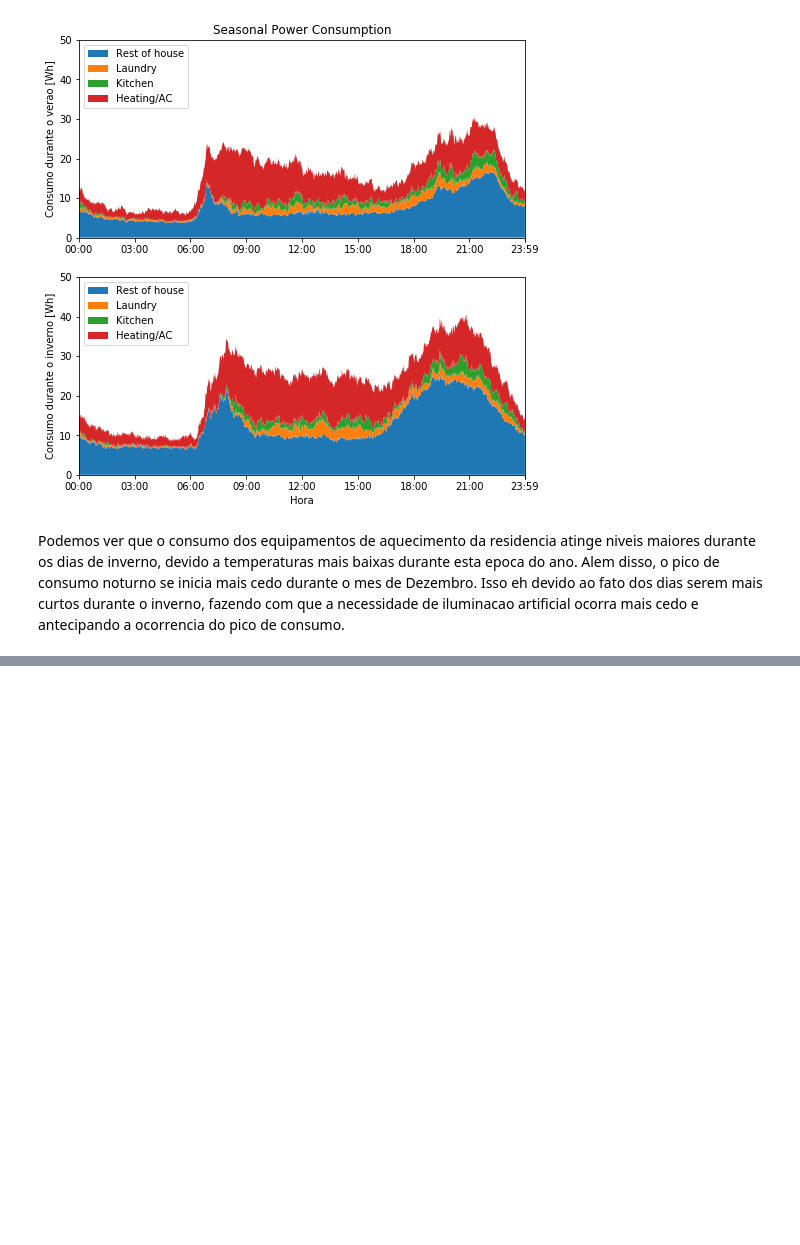
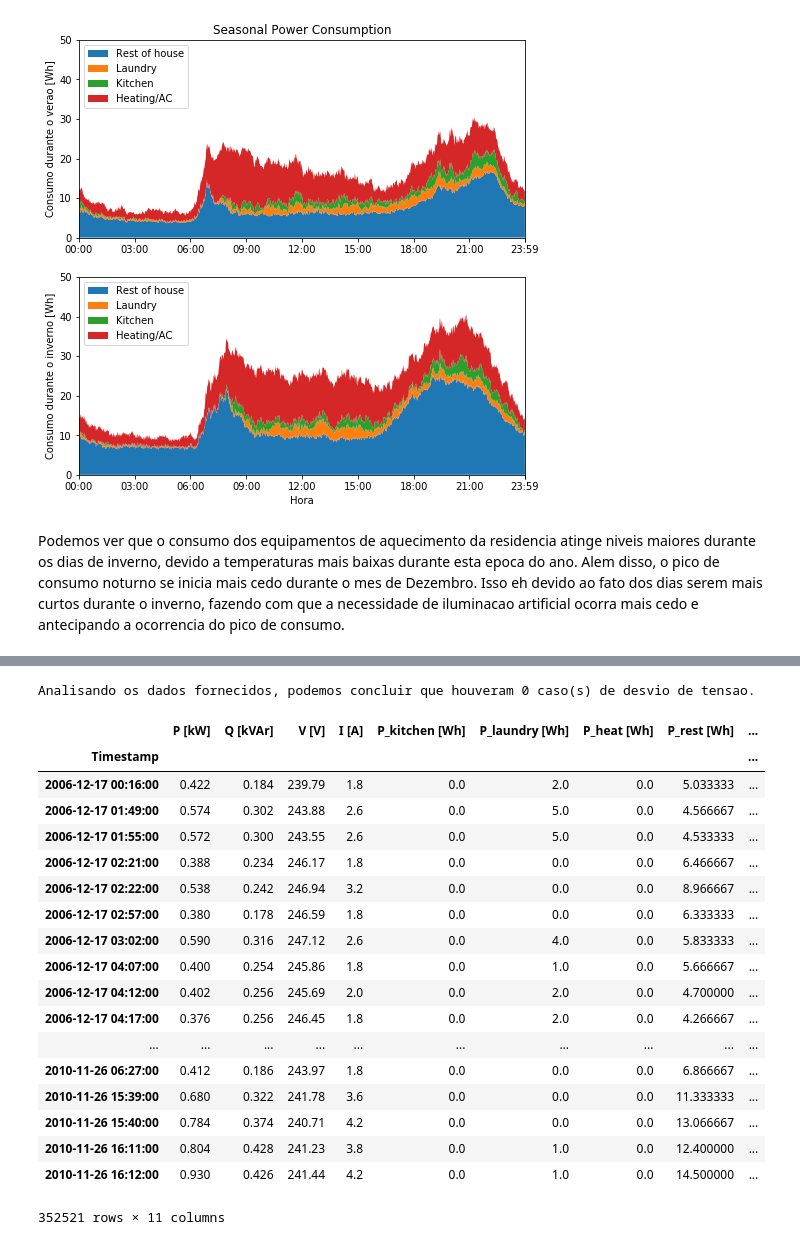
Before and after one commit to gnegrelli/test_ambar, a Jupyter notebook: test_Ambar.ipynb, the cells around one changed output, grey strips where cells are left out. Cells and saved outputs as stored; diff of their text form; code cells hidden in the pictures; blank space fills up the shorter version.

```diff
--- a/test_Ambar.ipynb
+++ b/test_Ambar.ipynb
@@ -271,0 +276,30 @@ Outro aspecto que pode ser analisado a partir do conjunto de dados fornecido
+# %%
+V_nom = 240
+
+V_occ = len(df[(df['V [V]'] <= 0.9*V_nom) | (df['V [V]'] >= 1.1*V_nom)])
+
+print("Analisando os dados fornecidos, podemos concluir que houveram {} caso(s) de desvio de tensao.".format(V_occ))
+# %% [output]
+Analisando os dados fornecidos, podemos concluir que houveram 0 caso(s) de desvio de tensao.
+# %%
+df[df['fp'] < 0.92]
+# %% [output]
+|  | P [kW] | Q [kVAr] | V [V] | I [A] | P_kitchen [Wh] | P_laundry [Wh] | P_heat [Wh] | P_rest [Wh] | ... |
+| Timestamp |  |  |  |  |  |  |  |  | ... |
+| 2006-12-17 00:16:00 | 0.422 | 0.184 | 239.79 | 1.8 | 0.0 | 2.0 | 0.0 | 5.033333 | ... |
+| 2006-12-17 01:49:00 | 0.574 | 0.302 | 243.88 | 2.6 | 0.0 | 5.0 | 0.0 | 4.566667 | ... |
+| 2006-12-17 01:55:00 | 0.572 | 0.300 | 243.55 | 2.6 | 0.0 | 5.0 | 0.0 | 4.533333 | ... |
+| 2006-12-17 02:21:00 | 0.388 | 0.234 | 246.17 | 1.8 | 0.0 | 0.0 | 0.0 | 6.466667 | ... |
+| 2006-12-17 02:22:00 | 0.538 | 0.242 | 246.94 | 3.2 | 0.0 | 0.0 | 0.0 | 8.966667 | ... |
+| 2006-12-17 02:57:00 | 0.380 | 0.178 | 246.59 | 1.8 | 0.0 | 0.0 | 0.0 | 6.333333 | ... |
+| 2006-12-17 03:02:00 | 0.590 | 0.316 | 247.12 | 2.6 | 0.0 | 4.0 | 0.0 | 5.833333 | ... |
+| 2006-12-17 04:07:00 | 0.400 | 0.254 | 245.86 | 1.8 | 0.0 | 1.0 | 0.0 | 5.666667 | ... |
+| 2006-12-17 04:12:00 | 0.402 | 0.256 | 245.69 | 2.0 | 0.0 | 2.0 | 0.0 | 4.700000 | ... |
+| 2006-12-17 04:17:00 | 0.376 | 0.256 | 246.45 | 1.8 | 0.0 | 2.0 | 0.0 | 4.266667 | ... |
+| ... | ... | ... | ... | ... | ... | ... | ... | ... | ... |
+| 2010-11-26 06:27:00 | 0.412 | 0.186 | 243.97 | 1.8 | 0.0 | 0.0 | 0.0 | 6.866667 | ... |
+| 2010-11-26 15:39:00 | 0.680 | 0.322 | 241.78 | 3.6 | 0.0 | 0.0 | 0.0 | 11.333333 | ... |
+| 2010-11-26 15:40:00 | 0.784 | 0.374 | 240.71 | 4.2 | 0.0 | 0.0 | 0.0 | 13.066667 | ... |
+| 2010-11-26 16:11:00 | 0.804 | 0.428 | 241.23 | 3.8 | 0.0 | 1.0 | 0.0 | 12.400000 | ... |
+| 2010-11-26 16:12:00 | 0.930 | 0.426 | 241.44 | 4.2 | 0.0 | 1.0 | 0.0 | 14.500000 | ... |
+352521 rows × 11 columns
```
Also changed, not shown: parts of 2 cells of this notebook.
